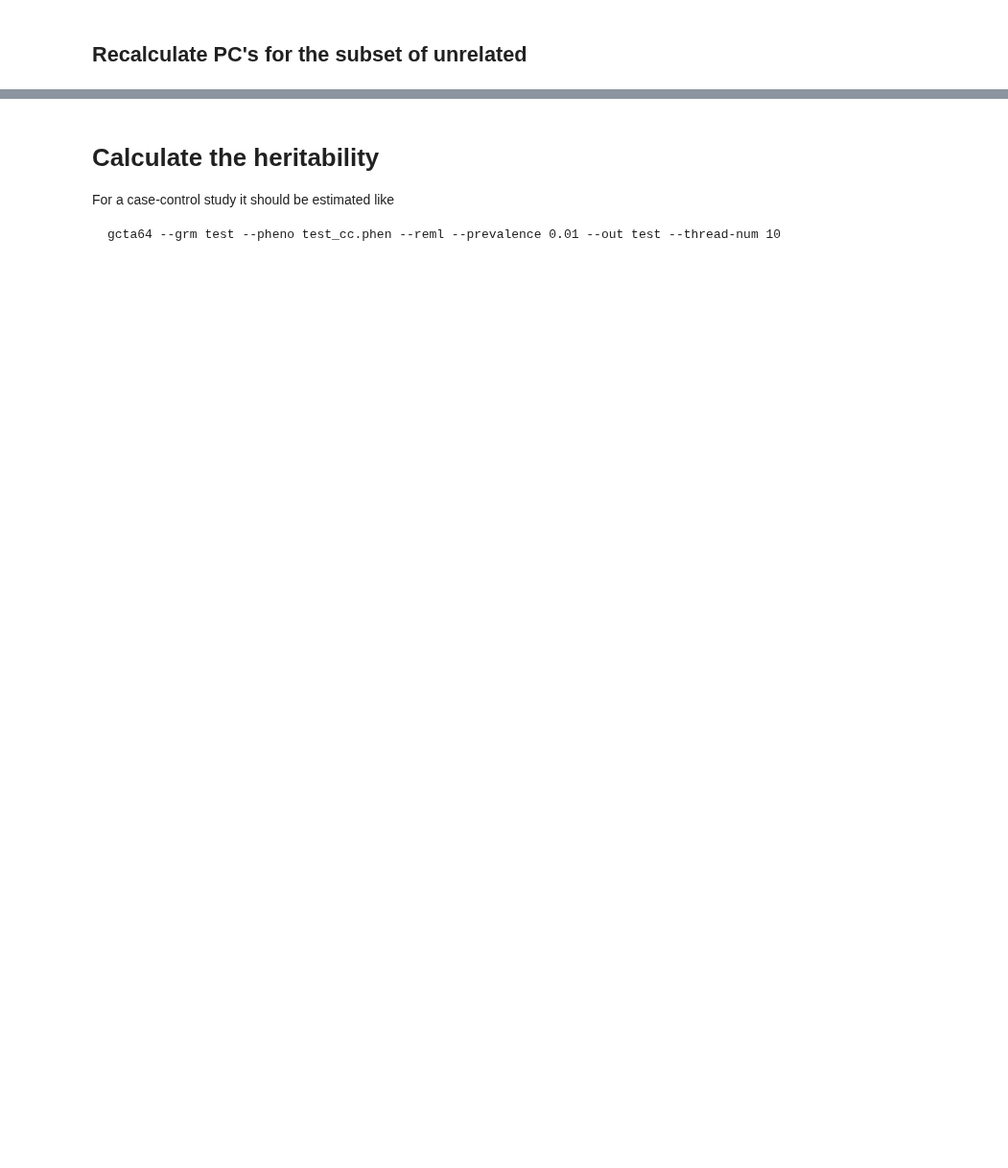
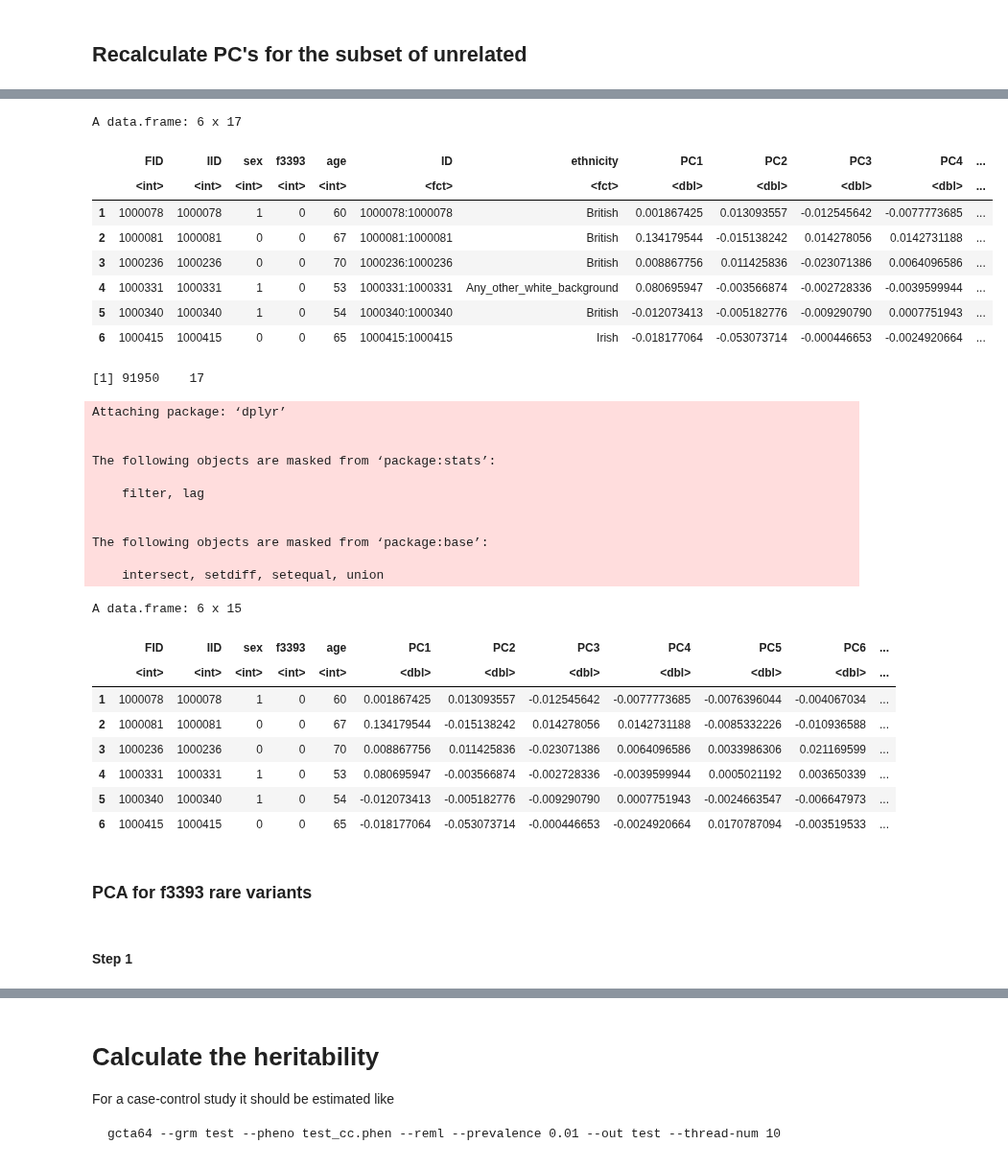
Before and after one commit to statgenetics/UKBB_GWAS_dev, a Jupyter notebook: workflow/rare_variants/050922_rare_variant_heritability.ipynb, the cells around one changed output, grey strips where cells are left out. Shown at 96% size. Drawn from its saved outputs; the diff is of its cells as text; code cells hidden in the pictures; blank space fills up the shorter version.

```diff
--- a/workflow/rare_variants/050922_rare_variant_heritability.ipynb
+++ b/workflow/rare_variants/050922_rare_variant_heritability.ipynb
@@ -412,0 +881,4 @@ plink2 \
+# %%
+pheno <- read.table("~/UKBiobank/phenotype_files/hearing_impairment/090321_UKBB_Hearing_aid_f3393_expandedwhite_6436cases_96601ctrl", header=T)
+head(pheno)
+dim(pheno)
@@ -412,0 +900,38 @@ plink2 \
+# %%
+f3393 <- merge(pheno, pca, by = c('FID', 'IID'), all.y=TRUE)
+head(f3393)
+dim(f3393)
+library(dplyr)
+f3393_final <- select(f3393, -c('ID', 'ethnicity'))
+head(f3393_final)
+# %% [output]
+A data.frame: 6 x 17
+|  | FID | IID | sex | f3393 | age | ID | ethnicity | PC1 | PC2 | PC3 | PC4 | ... |
+|  | <int> | <int> | <int> | <int> | <int> | <fct> | <fct> | <dbl> | <dbl> | <dbl> | <dbl> | ... |
+| 1 | 1000078 | 1000078 | 1 | 0 | 60 | 1000078:1000078 | British | 0.001867425 | 0.013093557 | -0.012545642 | -0.0077773685 | ... |
+| 2 | 1000081 | 1000081 | 0 | 0 | 67 | 1000081:1000081 | British | 0.134179544 | -0.015138242 | 0.014278056 | 0.0142731188 | ... |
+| 3 | 1000236 | 1000236 | 0 | 0 | 70 | 1000236:1000236 | British | 0.008867756 | 0.011425836 | -0.023071386 | 0.0064096586 | ... |
+| 4 | 1000331 | 1000331 | 1 | 0 | 53 | 1000331:1000331 | Any_other_white_background | 0.080695947 | -0.003566874 | -0.002728336 | -0.0039599944 | ... |
+| 5 | 1000340 | 1000340 | 1 | 0 | 54 | 1000340:1000340 | British | -0.012073413 | -0.005182776 | -0.009290790 | 0.0007751943 | ... |
+| 6 | 1000415 | 1000415 | 0 | 0 | 65 | 1000415:1000415 | Irish | -0.018177064 | -0.053073714 | -0.000446653 | -0.0024920664 | ... |
+[1] 91950    17
+Attaching package: ‘dplyr’
+
+
+The following objects are masked from ‘package:stats’:
+
+    filter, lag
+
+
+The following objects are masked from ‘package:base’:
+
+    intersect, setdiff, setequal, union
+A data.frame: 6 x 15
+|  | FID | IID | sex | f3393 | age | PC1 | PC2 | PC3 | PC4 | PC5 | PC6 | ... |
+|  | <int> | <int> | <int> | <int> | <int> | <dbl> | <dbl> | <dbl> | <dbl> | <dbl> | <dbl> | ... |
+| 1 | 1000078 | 1000078 | 1 | 0 | 60 | 0.001867425 | 0.013093557 | -0.012545642 | -0.0077773685 | -0.0076396044 | -0.004067034 | ... |
+| 2 | 1000081 | 1000081 | 0 | 0 | 67 | 0.134179544 | -0.015138242 | 0.014278056 | 0.0142731188 | -0.0085332226 | -0.010936588 | ... |
+| 3 | 1000236 | 1000236 | 0 | 0 | 70 | 0.008867756 | 0.011425836 | -0.023071386 | 0.0064096586 | 0.0033986306 | 0.021169599 | ... |
+| 4 | 1000331 | 1000331 | 1 | 0 | 53 | 0.080695947 | -0.003566874 | -0.002728336 | -0.0039599944 | 0.0005021192 | 0.003650339 | ... |
+| 5 | 1000340 | 1000340 | 1 | 0 | 54 | -0.012073413 | -0.005182776 | -0.009290790 | 0.0007751943 | -0.0024663547 | -0.006647973 | ... |
+| 6 | 1000415 | 1000415 | 0 | 0 | 65 | -0.018177064 | -0.053073714 | -0.000446653 | -0.0024920664 | 0.0170787094 | -0.003519533 | ... |
@@ -412,0 +940,4 @@ plink2 \
+# %% [markdown]
+### PCA for f3393 rare variants
+# %% [markdown]
+#### Step 1
```
Also changed, not shown: parts of 54 cells of this notebook, 2 other files.
